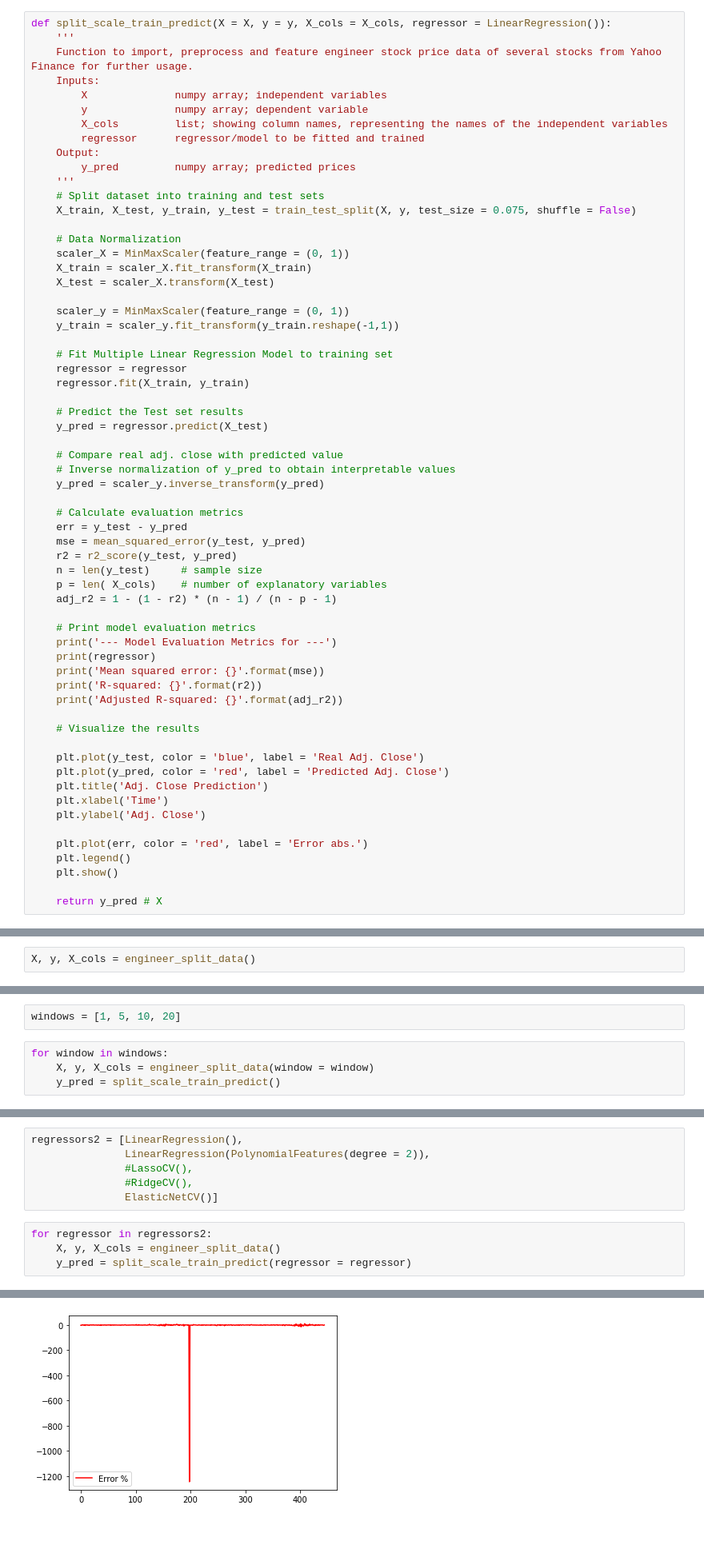
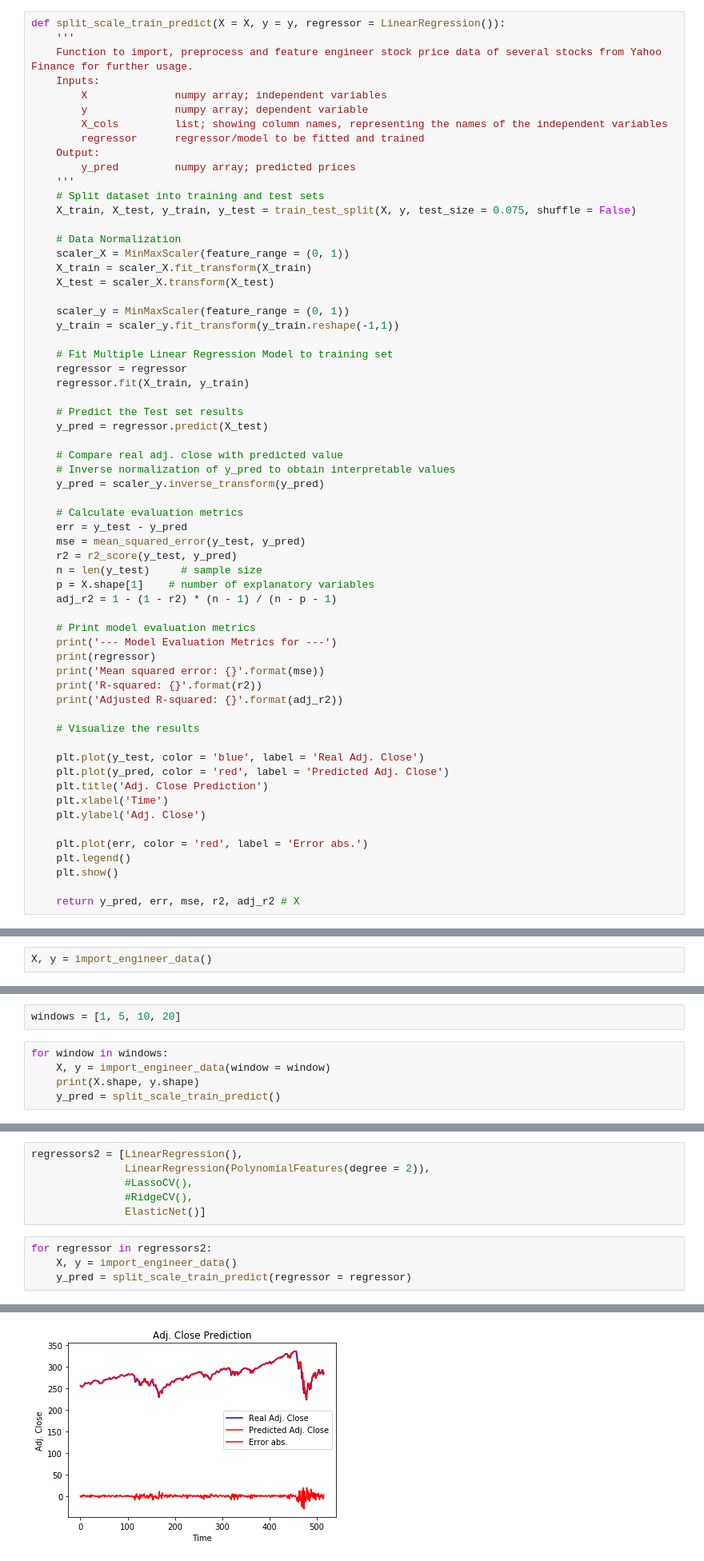
Before and after one commit to MaxMaelicke/dsnd_capstone_stock_price_predictor, a Jupyter notebook: Stock Price Predictor_Data and Model Exploration.ipynb, the cells around one changed output, grey strips where cells are left out. Shown: that part at 80% size. Cells and saved outputs as stored; diff of their text form; blank space fills up the shorter version.

Commit message:
Refined import_engineer_data and split_scale_train_predict functions

```diff
--- a/Stock Price Predictor_Data and Model Exploration.ipynb
+++ b/Stock Price Predictor_Data and Model Exploration.ipynb
@@ -932,5 +937,5 @@ def engineer_split_data(folder_path = 'data', weekday_feature = True, window = 1
 # %%
-def split_scale_train_predict(X = X, y = y, X_cols = X_cols, regressor = LinearRegression()):
+def split_scale_train_predict(X = X, y = y, regressor = LinearRegression()):
     '''
     Function to import, preprocess and feature engineer stock price data of several stocks from Yahoo Finance for further usage.
     Inputs:
@@ -968,7 +973,7 @@ def split_scale_train_predict(X = X, y = y, X_cols = X_cols, regressor = LinearR
     mse = mean_squared_error(y_test, y_pred)
     r2 = r2_score(y_test, y_pred)
     n = len(y_test)     # sample size
-    p = len( X_cols)    # number of explanatory variables
+    p = X.shape[1]    # number of explanatory variables
     adj_r2 = 1 - (1 - r2) * (n - 1) / (n - p - 1)
 
     # Print model evaluation metrics
@@ -990,4 +995,4 @@ def split_scale_train_predict(X = X, y = y, X_cols = X_cols, regressor = LinearR
     plt.legend()
     plt.show()
 
-    return y_pred # X
+    return y_pred, err, mse, r2, adj_r2 # X
@@ -1006,2 +1002,2 @@ X.shape
 # %%
-X, y, X_cols = engineer_split_data()
+X, y = import_engineer_data()
@@ -1021,6 +1014,7 @@ Adjusted R-squared: 0.9371369564341819
 windows = [1, 5, 10, 20]
 # %%
 for window in windows:
-    X, y, X_cols = engineer_split_data(window = window)
+    X, y = import_engineer_data(window = window)
+    print(X.shape, y.shape)
     y_pred = split_scale_train_predict()
 # %% [output]
@@ -1067,10 +1101,10 @@ regressors2 = [LinearRegression(),
                LinearRegression(PolynomialFeatures(degree = 2)),
                #LassoCV(),
                #RidgeCV(),
-               ElasticNetCV()]
+               ElasticNet()]
 # %%
 for regressor in regressors2:
-    X, y, X_cols = engineer_split_data()
+    X, y = import_engineer_data()
     y_pred = split_scale_train_predict(regressor = regressor)
 # %% [output]
 --- Model Evaluation Metrics for ---
@@ -1081,4 +1115,4 @@ Adjusted R-squared: 0.982650376562924
-[figure, old version]
+[figure, new version]
 --- Model Evaluation Metrics for ---
 LinearRegression(copy_X=True,
                  fit_intercept=PolynomialFeatures(degree=2, include_bias=True,
```
Also changed, not shown: parts of 10 cells of this notebook.
